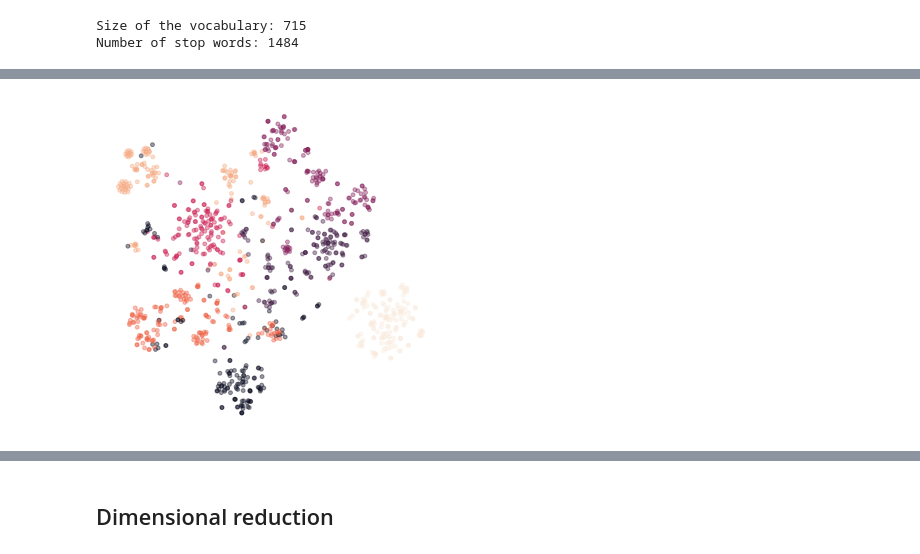
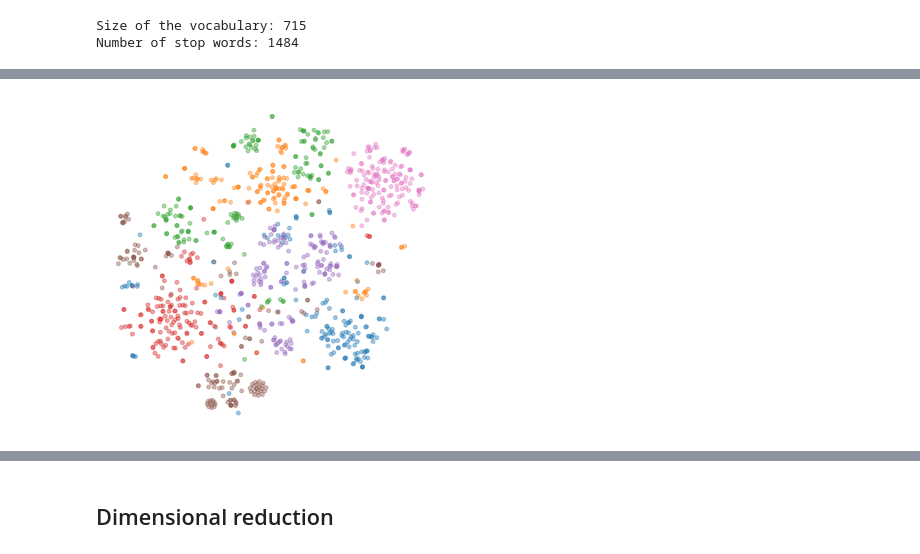
Before and after one commit to RomSlom/P6-DS-OC, a Jupyter notebook: Slomczynski_Romain_1_notebook.ipynb, the cells around one changed output, grey strips where cells are left out. Saved outputs shown, nothing was run; the diff lists cells and outputs as text; code cells hidden in the pictures.

```diff
--- a/Slomczynski_Romain_1_notebook.ipynb
+++ b/Slomczynski_Romain_1_notebook.ipynb
@@ -621,15 +589,16 @@ def Vectorizing (vectorizer, corpus, fit_data):
     kmeans = KMeans (n_clusters= 7, random_state = 42, init='random')
     kmeans.fit(df_X_to_plot)
     labels_predicted = kmeans.labels_
+    centroids = kmeans.cluster_centers_
 
     idx = data_filtered.index
     label_sample = data.loc[idx, "labels"]
 
     ARI = adjusted_rand_score (label_sample, labels_predicted)
 
-    Result_grid_df = pd.DataFrame(Result_grid)
+    # Result_grid_df = pd.DataFrame(Result_grid)
 
-    return {"vectorized_data" : df_X_to_plot, "Ari_score" : ARI}
+    return {"vectorized_data" : df_X_to_plot, "Ari_score" : ARI, 'Centroids' : centroids}
 
 
 param_grid = list(ParameterGrid(
@@ -640,11 +609,11 @@ param_grid = list(ParameterGrid(
     }))
 
 for param in param_grid:
-   Vector = Vectorizing(param_grid['Method'], param_grid['Corpus'], param_grid['Data_fit'])
+   Vector = Vectorizing(param['Method'], param['Corpus'], param['Data_fit'])
    Result_grid['ARI score'].append(Vector['Ari_score'])
-   Result_grid['Method'].append(param_grid['Method'])
-   Result_grid['Corpus'].append(param_grid['Corpus'])
-   Result_grid['fit_data'].append(param_grid['Data_fit'])
+   Result_grid['Method'].append(param['Method'])
+   Result_grid['Corpus'].append(param['Corpus'])
+   Result_grid['fit_data'].append(param['Data_fit'])
 
 
 # Display results
@@ -656,0 +684,5 @@ Vectorizing(param_grid['Method'], param_grid['Corpus'], param_grid['Data_fit'])
+# %%
+labels = data['labels'].unique().tolist()
+labelss=[]
+for item in labels:
+    labelss.append(int(item))
@@ -656,0 +693,3 @@ Vectorizing(param_grid['Method'], param_grid['Corpus'], param_grid['Data_fit'])
+# %%
+colors = {label: sns.color_palette()[label] for label in labelss}
+colors
@@ -663,26 +727,32 @@ def plot_TSNE (dataframe):
 
 
     T_sne = TSNE(n_components=2,
-            perplexity=30,
+            perplexity=80,
             init='pca',
             random_state=42).fit_transform(dataframe)
 
  # Creating figure:
     fig = plt.figure(figsize=(6, 6))
     sns.set_style("whitegrid")
+    colors = {label: sns.color_palette()[label] for label in labelss}
+    # transformed_centroid= TSNE(n_components=2,
+    #         perplexity=6,
+    #         init='pca',
+    #         random_state=42).fit_transform(Vectorizing[dataframe]['Centroids'])
 
     ax = fig.add_subplot(1,1,1)
     ax.scatter(
         T_sne[:,0],
         T_sne[:,1],
         s = 15,
-        c = label_sample,
+        c = label_sample.map(colors),
         alpha = 0.4,
         )
+    # ax.scatter(transformed_centroid[: 0], transformed_centroid[:, 1],c='red', s=150, alpha=0.4)
     ax.grid(False)
     ax.axis('off')
 # %%
-DF2 = Vectorizing (tfidf_vectorizer, My_data_Name_and_Description, My_data_Name_and_Description)
-plot_TSNE(DF2["vectorized_data"])
+DF3 = Vectorizing (tfidf_vectorizer, My_data_Name_and_Description, My_data_Name_and_Description)
+plot_TSNE(DF3["vectorized_data"])
 # %% [output]
-[figure, old version]
+[figure, new version]
```
Also changed, not shown: parts of 73 cells of this notebook, 1 other file.
